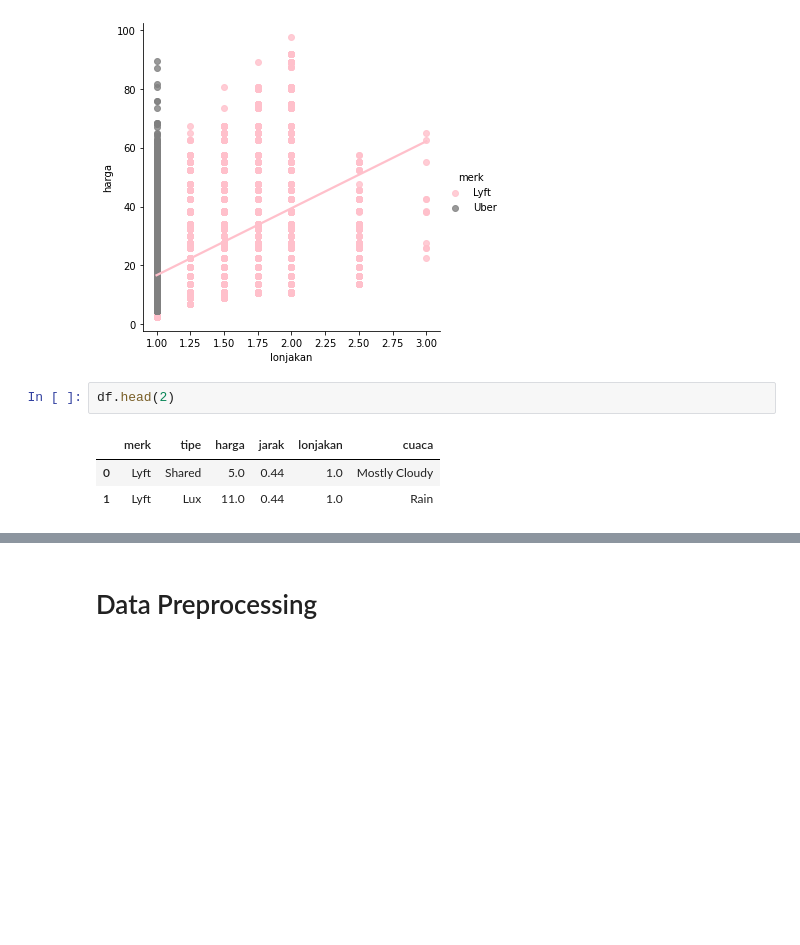
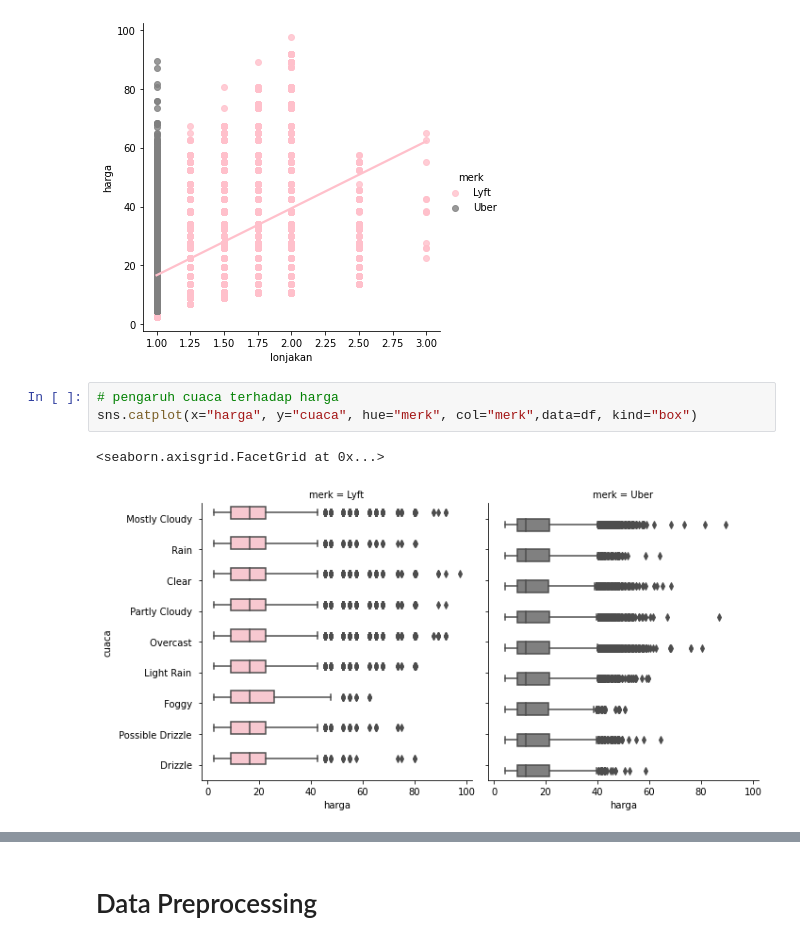
Before and after one commit to ainajefelina/FP1-Analisis, a Jupyter notebook: FP1/4.ipynb, the cells around one changed output, grey strips where cells are left out. Drawn from its saved outputs; the diff is of its cells as text; blank space fills up the shorter version.

```diff
--- a/FP1/4.ipynb
+++ b/FP1/4.ipynb
@@ -327,10 +322,10 @@ sns.lmplot(x='lonjakan', y='harga', hue='merk', data=df, ci=None)
 # %% [output]
 <seaborn.axisgrid.FacetGrid at 0x...>
 [figure]
-# %%
-df.head(2)
-# %% [output]
-|  | merk | tipe | harga | jarak | lonjakan | cuaca |
-| 0 | Lyft | Shared | 5.0 | 0.44 | 1.0 | Mostly Cloudy |
-| 1 | Lyft | Lux | 11.0 | 0.44 | 1.0 | Rain |
+# %%
+# pengaruh cuaca terhadap harga
+sns.catplot(x="harga", y="cuaca", hue="merk", col="merk",data=df, kind="box")
+# %% [output]
+<seaborn.axisgrid.FacetGrid at 0x...>
+[figure, added]
 # %% [markdown]
```
Also changed, not shown: parts of 30 cells of this notebook, 1 other file.
